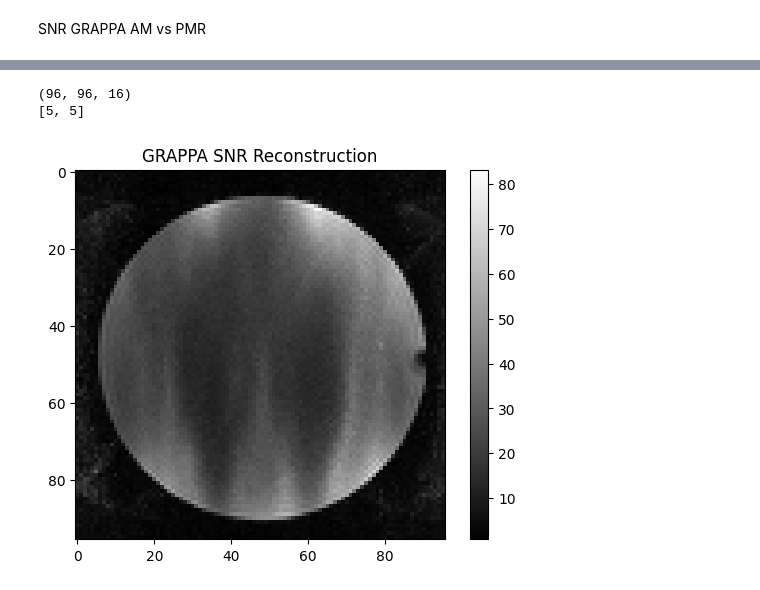
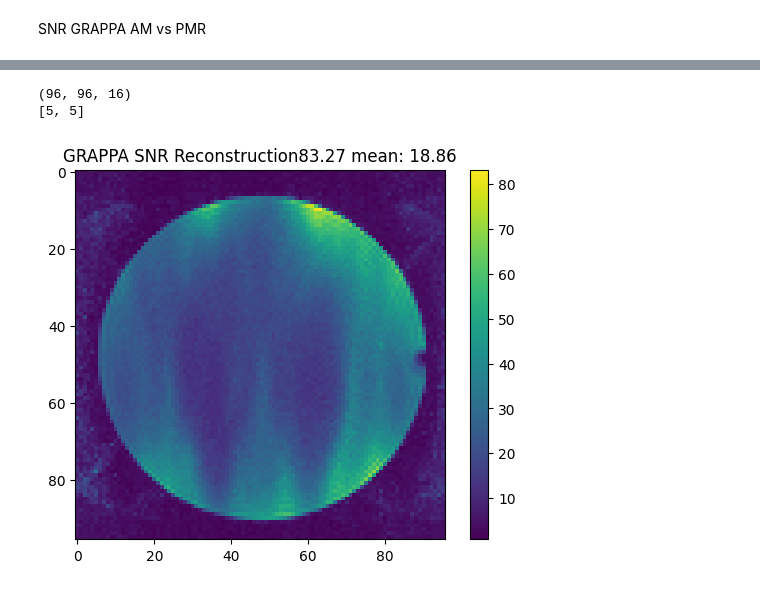
Before and after one commit to cloudmrhub/mroptimum-tools, a Jupyter notebook: mroptimum_tools.ipynb, the cells around one changed output, grey strips where cells are left out. Saved outputs shown, nothing was run; the diff lists cells and outputs as text; code cells hidden in the pictures.

```diff
--- a/mroptimum_tools.ipynb
+++ b/mroptimum_tools.ipynb
@@ -298,24 +298,26 @@ cmOutput created but Deprecated, use cmaws.cmrOutput instead
 # %%
 print(S.shape)
 print(GK)
 US,REF=cm.mimicAcceleration2D(S,[FA,PA],[ACLF,ACLP])
 GG=cm2D.cm2DKellmanGRAPPA()
 GG.setSignalKSpace(US)
 GG.setReferenceKSpace(REF)
 GG.setAcceleration([FA,PA])
 GG.setAutocalibrationLines([ACLF,ACLP])
 GG.setNoiseKSpace(N)
 GG.setGRAPPAKernel(GK)
 GG.setReferenceKSpace(REF)
 
+amg=np.abs(GG.getOutput())
+
 import matplotlib.pyplot as plt
 plt.figure()
-plt.imshow(np.abs(GG.getOutput()),cmap='gray')
+plt.imshow(amg)
 plt.colorbar()
-plt.title('GRAPPA SNR Reconstruction')
+plt.title(f'GRAPPA SNR Reconstruction{amg.max():.2f} mean: {amg.mean():.2f}')
 
 plt.show()
 # %% [output]
 (96, 96, 16)
 [5, 5]
-[figure, old version]
+[figure, new version]
```
Also changed, not shown: parts of 1 cell of this notebook.
